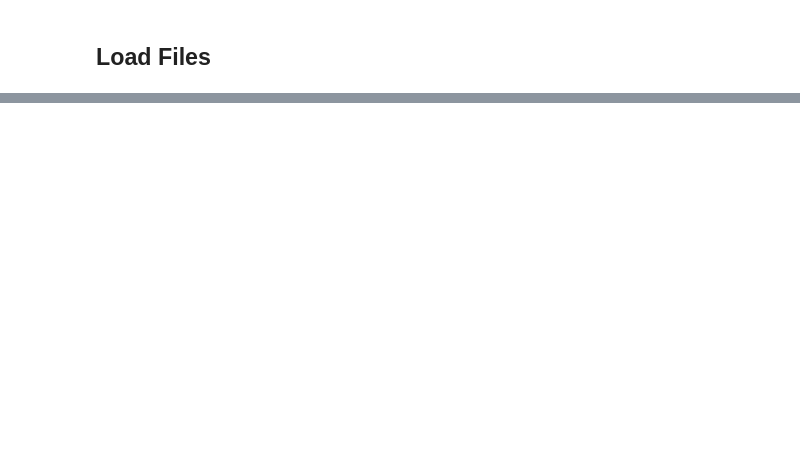
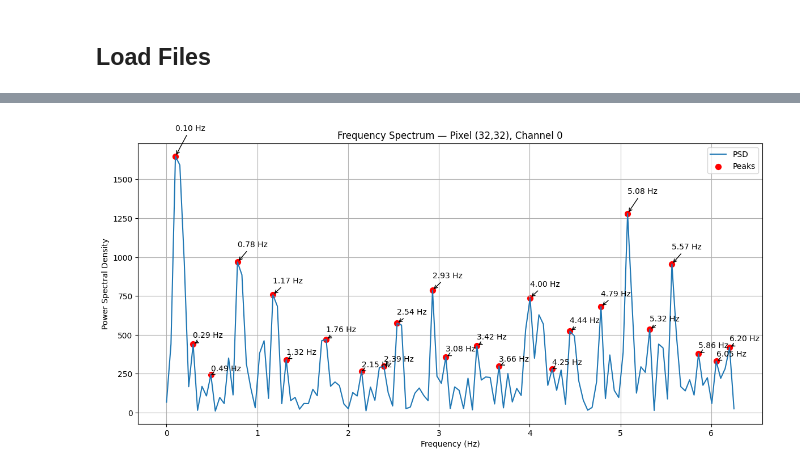
Before and after one commit to Dav-11/spo2_touchless, a Jupyter notebook: img_px2px_diff/px2px_diff_pc/data_analysis.ipynb, the cells around one changed output, grey strips where cells are left out. Saved outputs shown, nothing was run; the diff lists cells and outputs as text; code cells hidden in the pictures; blank space fills up the shorter version.

```diff
--- a/img_px2px_diff/px2px_diff_pc/data_analysis.ipynb
+++ b/img_px2px_diff/px2px_diff_pc/data_analysis.ipynb
@@ -84,0 +112,4 @@ plt.show()
+# %%
+plot_frequency_spectrum(arr=data_desk_davide_relax, fs=12.5)
+# %% [output]
+[figure, added]
```
Also changed, not shown: parts of 24 cells of this notebook, 9 other files.
